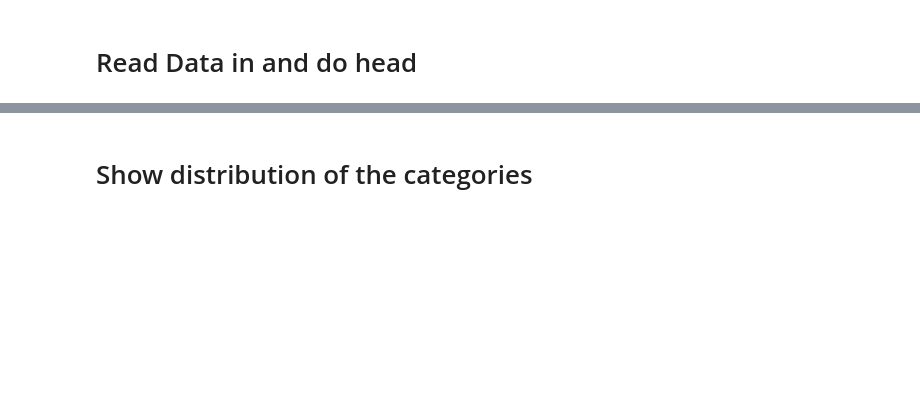
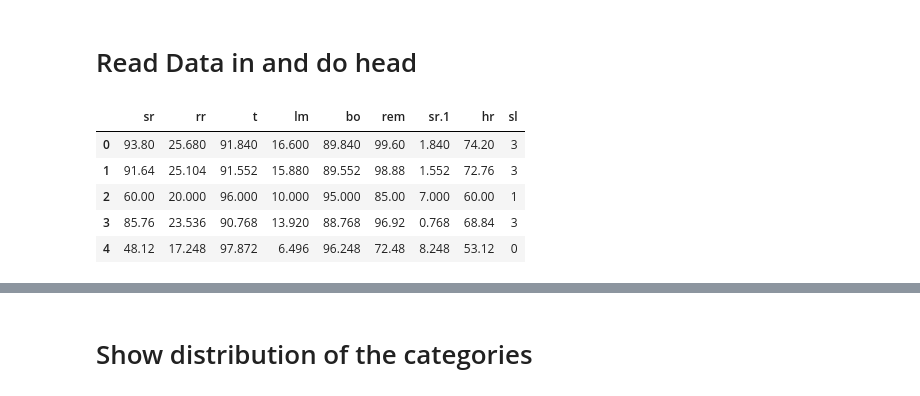
Before and after one commit to mkerekes1427/CAP-4770-Final-Project, a Jupyter notebook: sleep-datascience-notebook.ipynb, the cells around one changed output, grey strips where cells are left out. Drawn from its saved outputs; the diff is of its cells as text; code cells hidden in the pictures; blank space fills up the shorter version.

```diff
--- a/sleep-datascience-notebook.ipynb
+++ b/sleep-datascience-notebook.ipynb
@@ -21,2 +25,13 @@ for dirname, _, filenames in os.walk('/kaggle/input'):
 # %% [markdown]
 # Read Data in and do head
+# %%
+dataset = pd.read_csv("../input/human-stress-detection-in-and-through-sleep/SaYoPillow.csv")
+
+dataset.head()
+# %% [output]
+|  | sr | rr | t | lm | bo | rem | sr.1 | hr | sl |
+| 0 | 93.80 | 25.680 | 91.840 | 16.600 | 89.840 | 99.60 | 1.840 | 74.20 | 3 |
+| 1 | 91.64 | 25.104 | 91.552 | 15.880 | 89.552 | 98.88 | 1.552 | 72.76 | 3 |
+| 2 | 60.00 | 20.000 | 96.000 | 10.000 | 95.000 | 85.00 | 7.000 | 60.00 | 1 |
+| 3 | 85.76 | 23.536 | 90.768 | 13.920 | 88.768 | 96.92 | 0.768 | 68.84 | 3 |
+| 4 | 48.12 | 17.248 | 97.872 | 6.496 | 96.248 | 72.48 | 8.248 | 53.12 | 0 |
```
Also changed, not shown: parts of 6 cells of this notebook.
